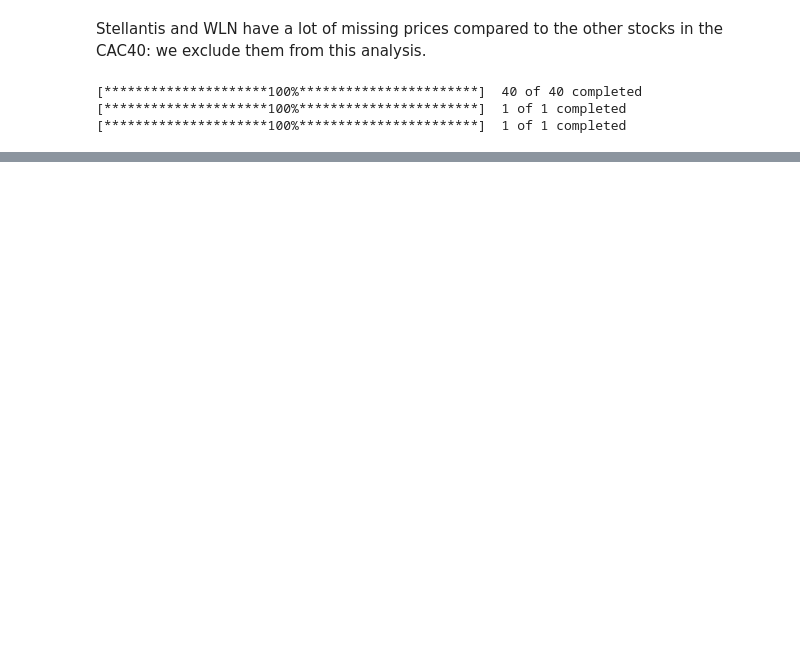
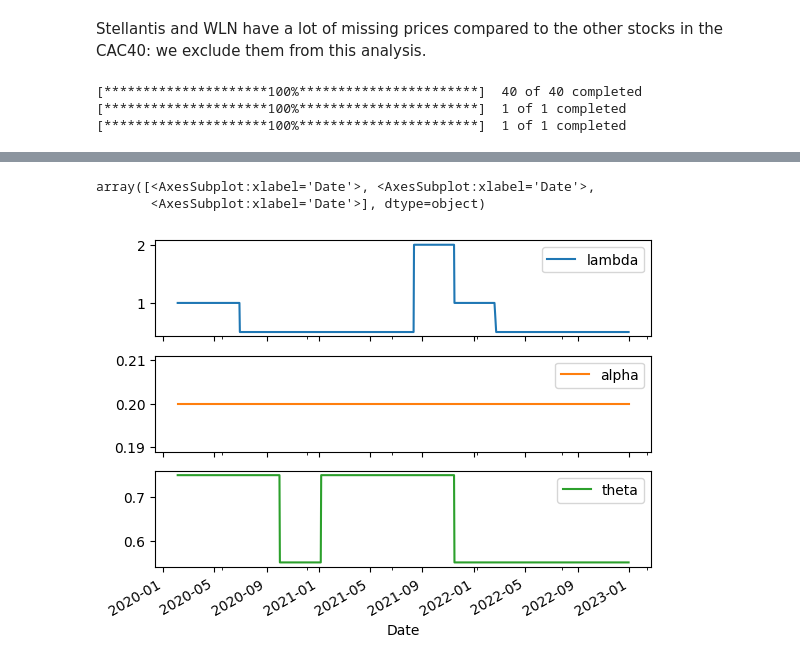
Before and after one commit to mattdimi/DLPSRP, a Jupyter notebook: Research project.ipynb, the cells around one changed output, grey strips where cells are left out. Drawn from its saved outputs; the diff is of its cells as text; code cells hidden in the pictures; blank space fills up the shorter version.

```diff
--- a/Research project.ipynb
+++ b/Research project.ipynb
@@ -86 +38,8 @@ sns.heatmap(results['LogisticRegression']['Accuracy'], cmap = "Blues")
+# %%
+models = [model_1, model_2]
+config = utils.load_config()
+alphas = config["alphas"]
+thetas = config["thetas"]
+lambdas = config["lambdas"]
+capital = config["capital"]
 # %%
@@ -121,0 +88,6 @@ backtest_performances.plot()
+# %%
+opt_param_dict["Lasso"].plot(subplots = True)
+# %% [output]
+array([<AxesSubplot:xlabel='Date'>, <AxesSubplot:xlabel='Date'>,
+       <AxesSubplot:xlabel='Date'>], dtype=object)
+[figure, added]
```
Also changed, not shown: parts of 24 cells of this notebook, 6 other files.
